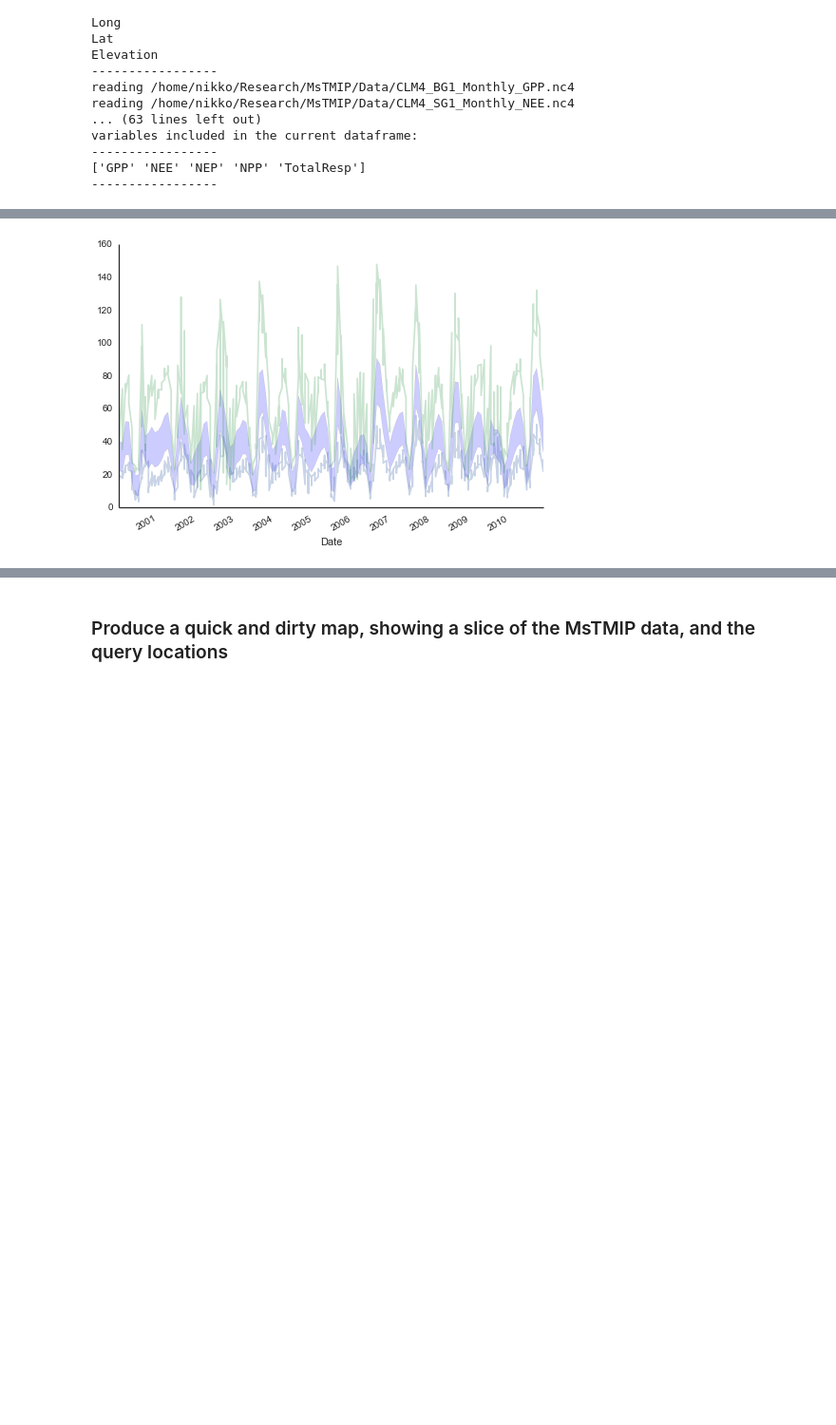
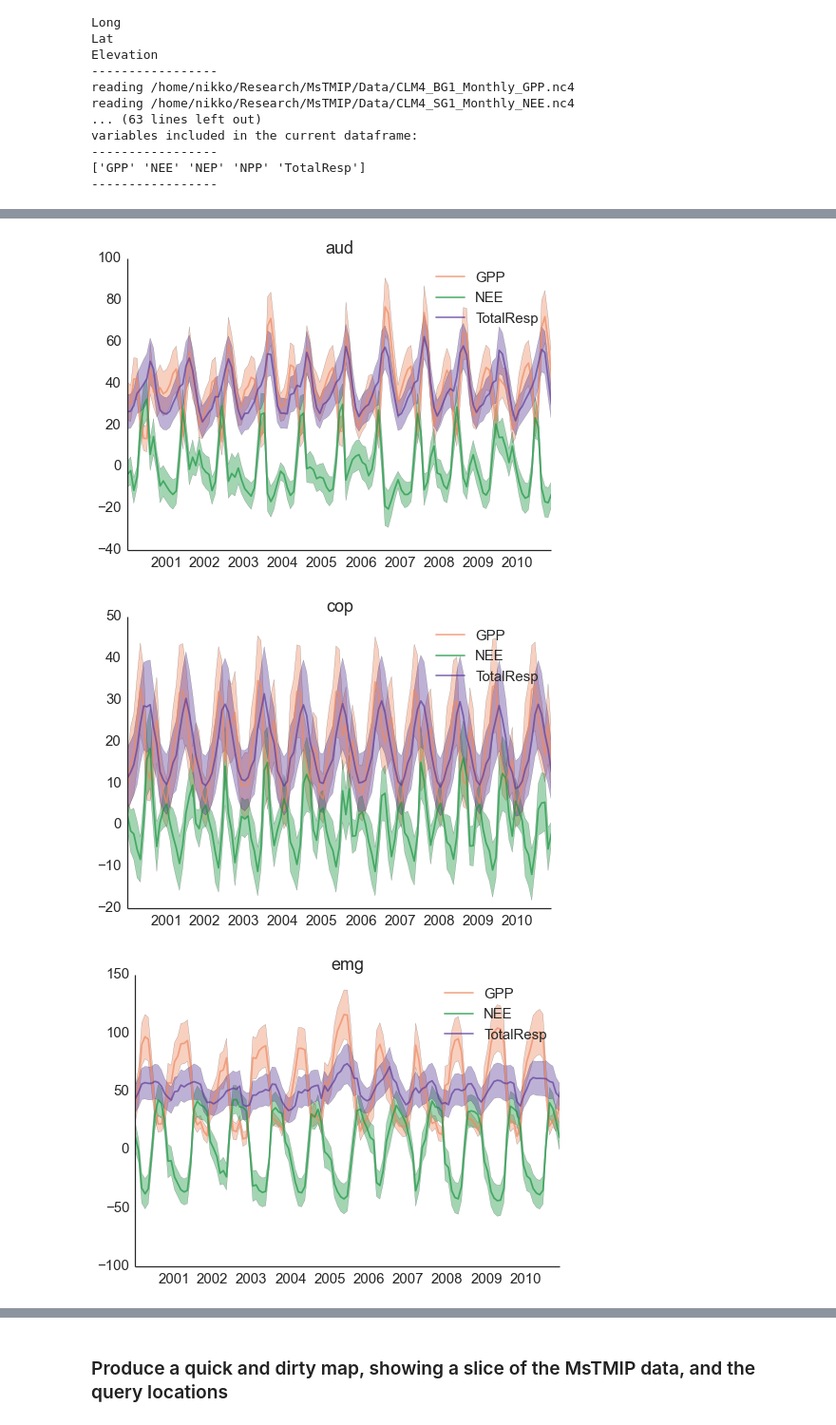
Before and after one commit to djkrofch/edulis, a Jupyter notebook: iPython_Notebooks/MsTMIP_Data_Prep.ipynb, the cells around one changed output, grey strips where cells are left out. Shown at 95% size. Cells and saved outputs as stored; diff of their text form; code cells hidden in the pictures; blank space fills up the shorter version.

Commit message:
Created ensemble exporting to csv, and basic plotting -- need to generalize both functions to any assortment of variables of interest

```diff
--- a/iPython_Notebooks/MsTMIP_Data_Prep.ipynb
+++ b/iPython_Notebooks/MsTMIP_Data_Prep.ipynb
@@ -304,36 +304,45 @@ Workflow:
 Pull out data for each site, and within that ensemble all of the models by simulation and variable
 # %%
 # Slice into the data by site first -- we have no interest in combining sites in the ensemble
-for site in sites:
+
+# variable subset
+varsub = ['GPP', 'NEE', 'TotalResp']
+# variable colors
+varcolors = ['#ef8a62', '#1a9641', '#5e3c99']
+
+sitesub = sites[:3]
+for site in sitesub:
+    plt.figure()
+    coloridx = 0
     # Nor do we have any interest in combining variables -- Site and Variable will be our plotting
     # facets or out table columns
-    for variable in variables
+    for variable in varsub:
         sitesub = data[data.Site == site]
         modelsub = sitesub[sitesub.ModelVar == variable]
 
         # Calculate mean and std of the resulting sliced data -- this should include
         # all of the models and simulations described by the function params above
+
+        # Make Respiration negative for plotting
         ensembleDataMu = modelsub.groupby([modelsub.index,'ModelVar']).mean().reset_index()
         ensembleDataStd = modelsub.groupby([modelsub.index,'ModelVar']).std().reset_index()
 
-        # Want to enable a block to plot individual model runs here, to show the family
-        # of curves that generates the ensemble.
-        #clm = modelsub[modelsub.ModelName == 'CLM4']
-        #bbgc = modelsub[modelsub.ModelName == 'BIOME-BGC']
-        #clm.Data = clm.Data * 1000 * 2.62 * 10**(6)
-        #bbgc.Data = bbgc.Data * 1000 * 2.62 * 10**(6)
-
-        ensembleData.index = pd.to_datetime(ensembleData.Date)
-        x = ensembleData.index
+        ensembleDataMu.index = pd.to_datetime(ensembleDataMu.Date)
+        ensembleDataStd.index = pd.to_datetime(ensembleDataMu.Date)
+        x = ensembleDataMu.index
         mu = ensembleDataMu.Data * 1000 * 2.62 * 10**(6)
         sigma = ensembleDataStd.Data * 1000 * 2.62 * 10**(6)
-
-        plt.fill_between(x, mu - 2*np.sqrt(sigma), mu + 2*np.sqrt(sigma), facecolor = 'blue', alpha = 0.2)
-        clm.Data.plot(alpha = 0.3)
-        bbgc.Data.plot(alpha = 0.3)
-
-        plt.grid('off')
-        sns.despine()
-        sns.set_style('white')
+        plt.plot(x, mu, color = varcolors[coloridx], alpha = 0.7)
+        plt.fill_between(x, mu - 2*np.sqrt(sigma), mu + 2*np.sqrt(sigma),
+                         facecolor = varcolors[coloridx], alpha = 0.4)
+        coloridx = coloridx + 1
+    plt.title(site)
+    plt.legend(varsub)
+    plt.grid('off')
+    sns.despine()
+    sns.set_style('white')
+    sns.set_context('notebook', font_scale=1.5)
 # %% [output]
-[figure, old version]
+[figure, new version]
+[figure, added]
+[figure, added]
```
Also changed, not shown: parts of 7 cells of this notebook.
